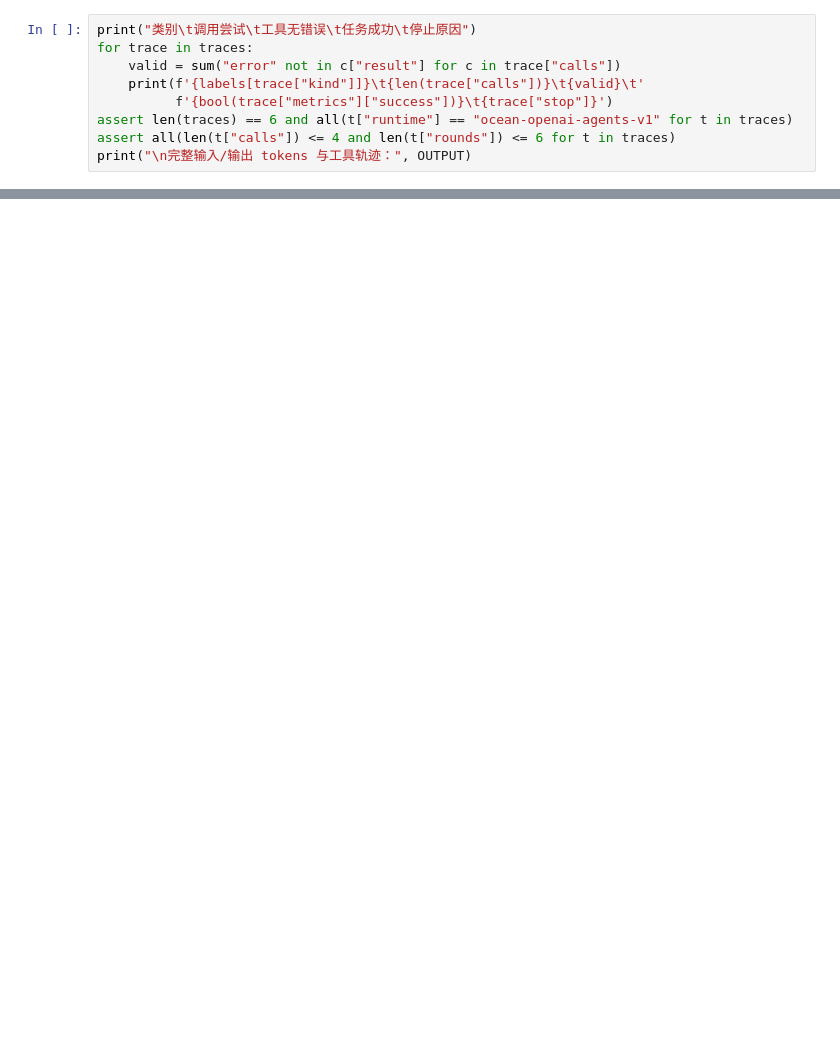
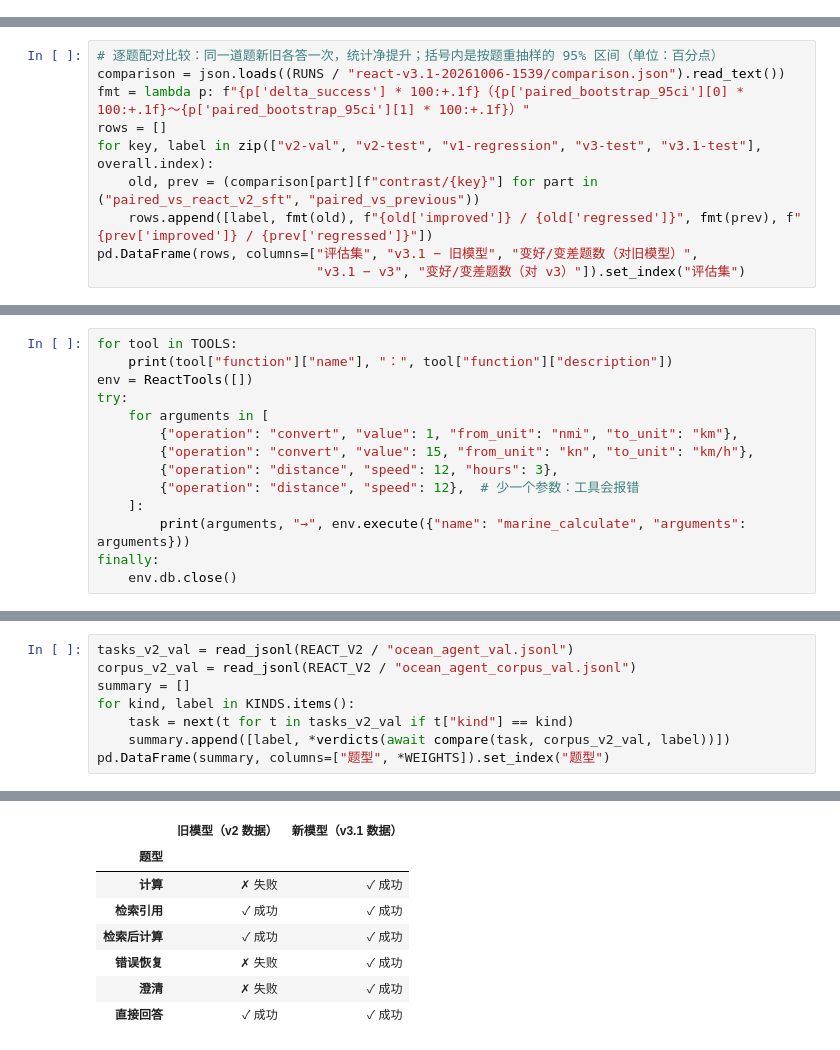
Before and after one commit to Salieri2077/DPO_RLHF_oceanDemo, a Jupyter notebook: Agent Evaluation/OceanHeart_Agent_Demo.ipynb, the cells around one changed output, grey strips where cells are left out. Cells and saved outputs as stored; diff of their text form; blank space fills up the shorter version.

```diff
--- a/Agent Evaluation/OceanHeart_Agent_Demo.ipynb
+++ b/Agent Evaluation/OceanHeart_Agent_Demo.ipynb
@@ -181,9 +0,0 @@ for kind, label in labels.items():
-# %%
-print("类别\t调用尝试\t工具无错误\t任务成功\t停止原因")
-for trace in traces:
-    valid = sum("error" not in c["result"] for c in trace["calls"])
-    print(f'{labels[trace["kind"]]}\t{len(trace["calls"])}\t{valid}\t'
-          f'{bool(trace["metrics"]["success"])}\t{trace["stop"]}')
-assert len(traces) == 6 and all(t["runtime"] == "ocean-openai-agents-v1" for t in traces)
-assert all(len(t["calls"]) <= 4 and len(t["rounds"]) <= 6 for t in traces)
-print("\n完整输入/输出 tokens 与工具轨迹：", OUTPUT)
@@ -233,0 +107,10 @@ SDK 循环职责参考：[OpenAI 官方运行说明](https://developers.openai.c
+# %%
+# 逐题配对比较：同一道题新旧各答一次，统计净提升；括号内是按题重抽样的 95% 区间（单位：百分点）
+comparison = json.loads((RUNS / "react-v3.1-20261006-1539/comparison.json").read_text())
+fmt = lambda p: f"{p['delta_success'] * 100:+.1f}（{p['paired_bootstrap_95ci'][0] * 100:+.1f}～{p['paired_bootstrap_95ci'][1] * 100:+.1f}）"
+rows = []
+for key, label in zip(["v2-val", "v2-test", "v1-regression", "v3-test", "v3.1-test"], overall.index):
+    old, prev = (comparison[part][f"contrast/{key}"] for part in ("paired_vs_react_v2_sft", "paired_vs_previous"))
+    rows.append([label, fmt(old), f"{old['improved']} / {old['regressed']}", fmt(prev), f"{prev['improved']} / {prev['regressed']}"])
+pd.DataFrame(rows, columns=["评估集", "v3.1 − 旧模型", "变好/变差题数（对旧模型）",
+                            "v3.1 − v3", "变好/变差题数（对 v3）"]).set_index("评估集")
@@ -233,0 +190,14 @@ SDK 循环职责参考：[OpenAI 官方运行说明](https://developers.openai.c
+# %%
+for tool in TOOLS:
+    print(tool["function"]["name"], "：", tool["function"]["description"])
+env = ReactTools([])
+try:
+    for arguments in [
+        {"operation": "convert", "value": 1, "from_unit": "nmi", "to_unit": "km"},
+        {"operation": "convert", "value": 15, "from_unit": "kn", "to_unit": "km/h"},
+        {"operation": "distance", "speed": 12, "hours": 3},
+        {"operation": "distance", "speed": 12},  # 少一个参数：工具会报错
+    ]:
+        print(arguments, "→", env.execute({"name": "marine_calculate", "arguments": arguments}))
+finally:
+    env.db.close()
@@ -233,0 +289,9 @@ SDK 循环职责参考：[OpenAI 官方运行说明](https://developers.openai.c
+# %%
+tasks_v2_val = read_jsonl(REACT_V2 / "ocean_agent_val.jsonl")
+corpus_v2_val = read_jsonl(REACT_V2 / "ocean_agent_corpus_val.jsonl")
+summary = []
+for kind, label in KINDS.items():
+    task = next(t for t in tasks_v2_val if t["kind"] == kind)
+    summary.append([label, *verdicts(await compare(task, corpus_v2_val, label))])
+pd.DataFrame(summary, columns=["题型", *WEIGHTS]).set_index("题型")
+# %% [output]
@@ -233,0 +315,8 @@ SDK 循环职责参考：[OpenAI 官方运行说明](https://developers.openai.c
+|  | 旧模型（v2 数据） | 新模型（v3.1 数据） |
+| 题型 |  |  |
+| 计算 | ✗ 失败 | ✓ 成功 |
+| 检索引用 | ✓ 成功 | ✓ 成功 |
+| 检索后计算 | ✓ 成功 | ✓ 成功 |
+| 错误恢复 | ✗ 失败 | ✓ 成功 |
+| 澄清 | ✗ 失败 | ✓ 成功 |
+| 直接回答 | ✓ 成功 | ✓ 成功 |
```
Also changed, not shown: parts of 36 cells of this notebook, 1 other file.
